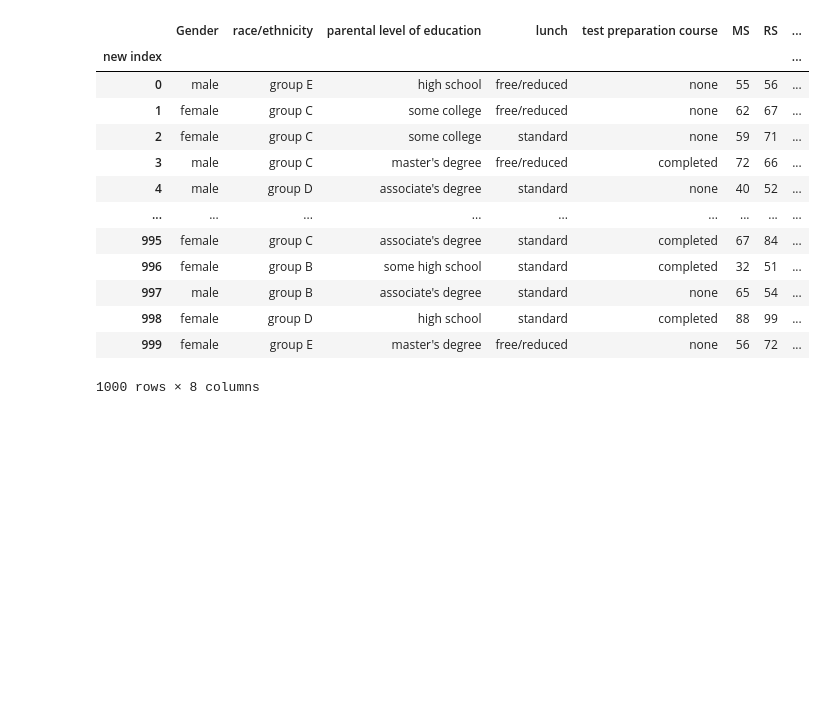
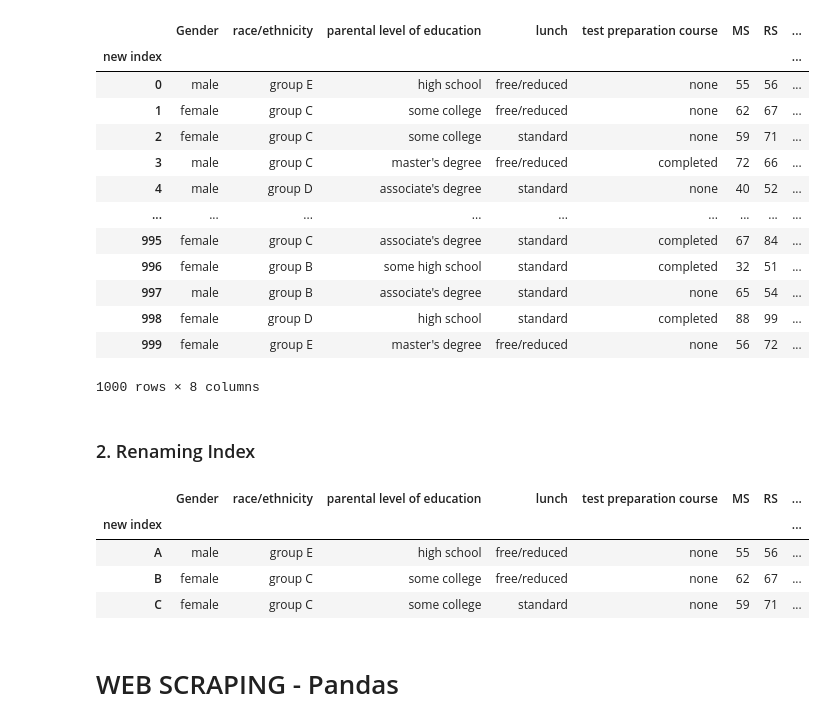
Before and after one commit to cgcb-01/Python-and-data-science-notes, a Jupyter notebook: pandasNotes.ipynb, the cells around one changed output. Cells and saved outputs as stored; diff of their text form; code cells hidden in the pictures; blank space fills up the shorter version.

```diff
--- a/pandasNotes.ipynb
+++ b/pandasNotes.ipynb
@@ -719,3 +719,17 @@ df
 | 998 | female | group D | high school | standard | completed | 88 | 99 | ... |
 | 999 | female | group E | master's degree | free/reduced | none | 56 | 72 | ... |
 1000 rows × 8 columns
+# %% [markdown]
+### 2. Renaming Index
+# %%
+# renaming index 0,1,2, and update the dataFrame
+df.rename(index={0:'A',1:'B',2:'C'}, inplace=True)
+df.head(3)
+# %% [output]
+|  | Gender | race/ethnicity | parental level of education | lunch | test preparation course | MS | RS | ... |
+| new index |  |  |  |  |  |  |  | ... |
+| A | male | group E | high school | free/reduced | none | 55 | 56 | ... |
+| B | female | group C | some college | free/reduced | none | 62 | 67 | ... |
+| C | female | group C | some college | standard | none | 59 | 71 | ... |
+# %% [markdown]
+# WEB SCRAPING - Pandas
```
Also changed, not shown: parts of 7 cells of this notebook.
